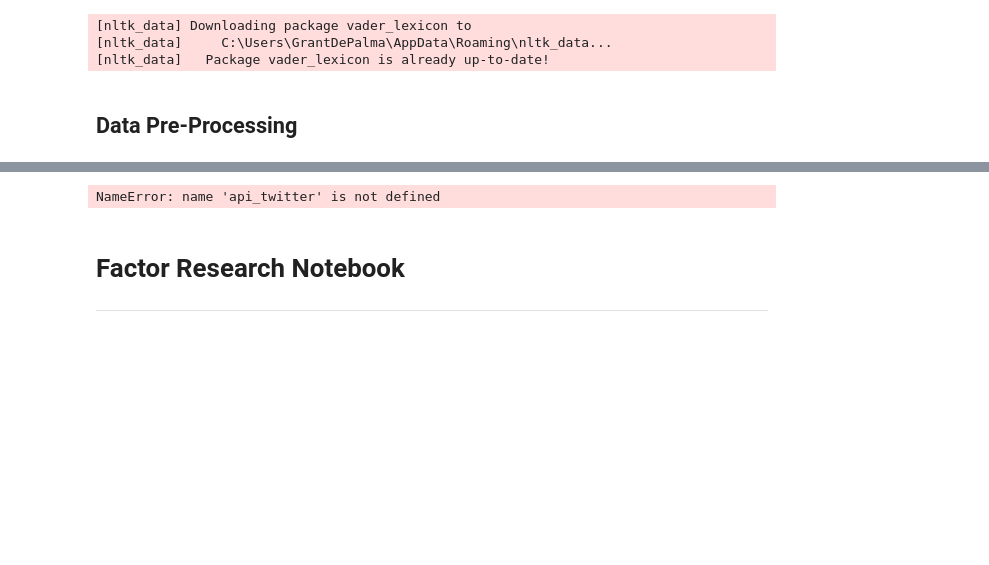
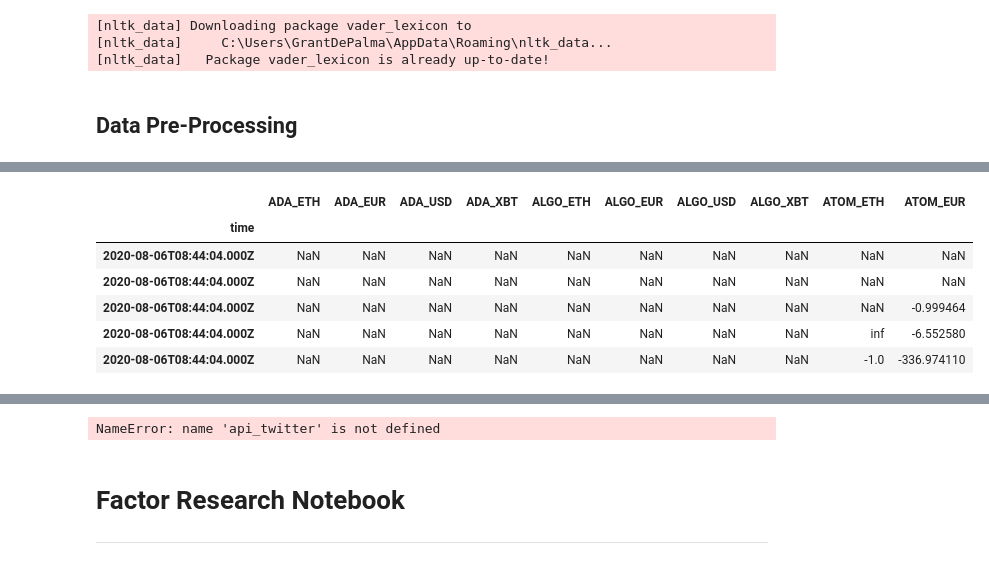
Before and after one commit to gdepalma93/nu_fintech_project_2, a Jupyter notebook: factor_research.ipynb, the cells around one changed output, grey strips where cells are left out. Cells and saved outputs as stored; diff of their text form; code cells hidden in the pictures; blank space fills up the shorter version.

```diff
--- a/Untitled.ipynb
+++ b/factor_research.ipynb
@@ -109,0 +164,13 @@ df_candles = get_prices(kraken_pairs_df_2, '1m', '2016-01-01')
+# %%
+# Calculate Cross Sectional Factors
+df_price_velocity = df_candles_t2.pct_change()
+df_price_acceleration = df_price_velocity.pct_change()
+df_price_acceleration.head()
+# %% [output]
+|  | ADA_ETH | ADA_EUR | ADA_USD | ADA_XBT | ALGO_ETH | ALGO_EUR | ALGO_USD | ALGO_XBT | ATOM_ETH | ATOM_EUR |
+| time |  |  |  |  |  |  |  |  |  |  |
+| 2020-08-06T08:44:04.000Z | NaN | NaN | NaN | NaN | NaN | NaN | NaN | NaN | NaN | NaN |
+| 2020-08-06T08:44:04.000Z | NaN | NaN | NaN | NaN | NaN | NaN | NaN | NaN | NaN | NaN |
+| 2020-08-06T08:44:04.000Z | NaN | NaN | NaN | NaN | NaN | NaN | NaN | NaN | NaN | -0.999464 |
+| 2020-08-06T08:44:04.000Z | NaN | NaN | NaN | NaN | NaN | NaN | NaN | NaN | inf | -6.552580 |
+| 2020-08-06T08:44:04.000Z | NaN | NaN | NaN | NaN | NaN | NaN | NaN | NaN | -1.0 | -336.974110 |
```
Also changed, not shown: parts of 17 cells of this notebook, 2 other files.
